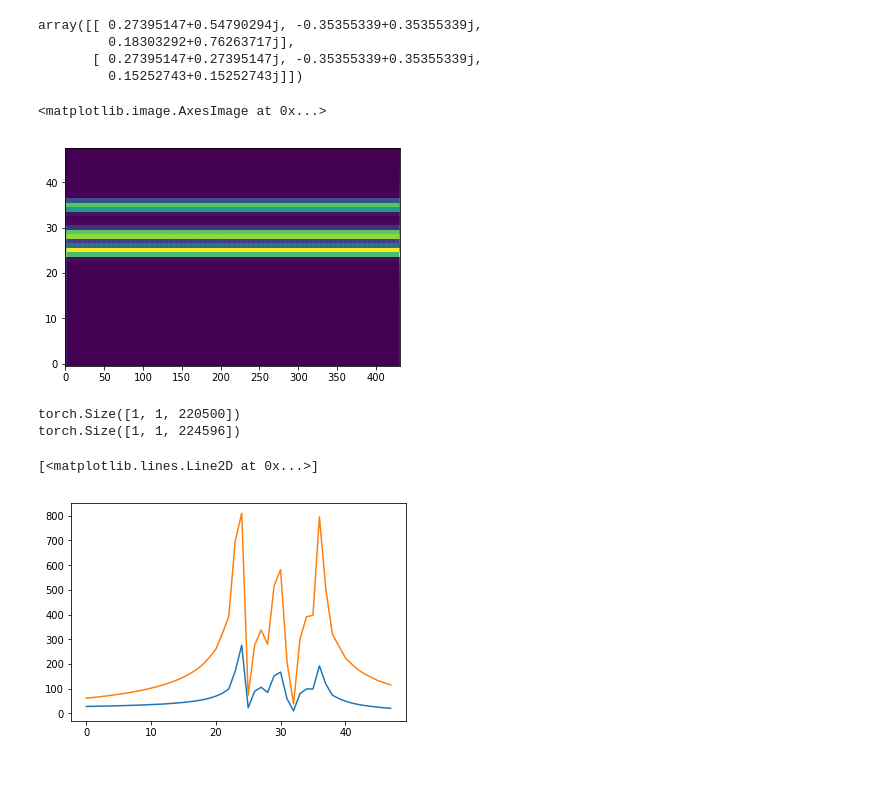
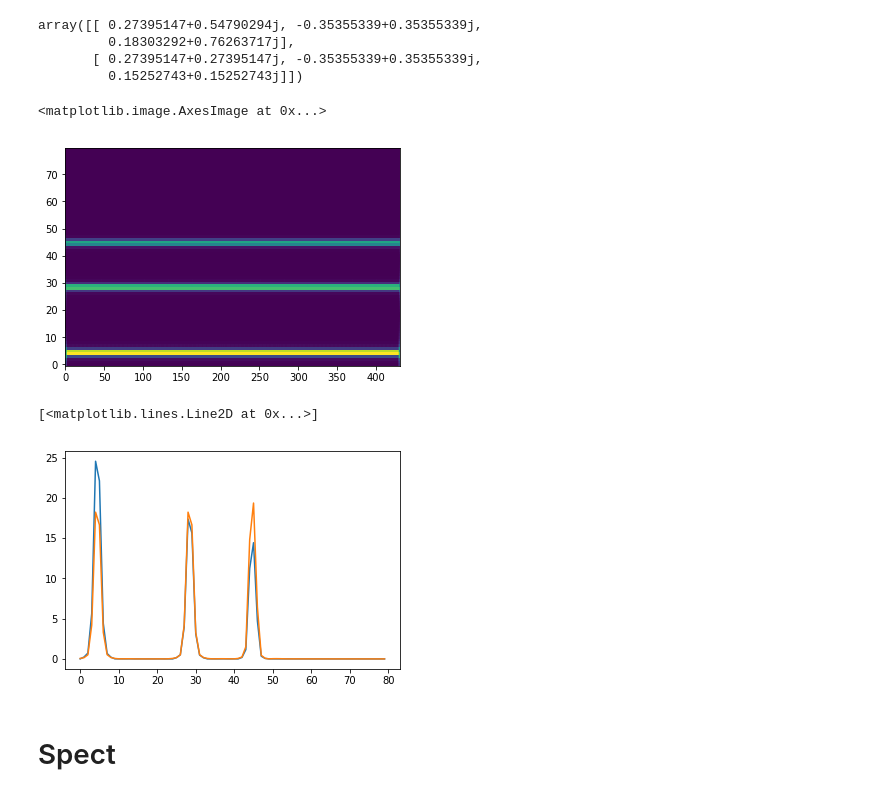
Before and after one commit to KinWaiCheuk/nnAudio, a Jupyter notebook: Untitled1.ipynb, the cells around one changed output. Saved outputs shown, nothing was run; the diff lists cells and outputs as text; code cells hidden in the pictures.

Commit message:
Add spectrogram class

```diff
--- a/Untitled1.ipynb
+++ b/Untitled1.ipynb
@@ -11,13 +13,13 @@ from torch.nn.functional import conv1d
 # nargin = 6
 bins = 24 # bins per octave
 fs = 22050 # sampling rate
-
+n_bins = 80
 # fmax = 61.73541266 # same as 1 octave
-fmax = 880
+fmax = 880*2
 fmin = note_to_hz('A3')
 thresh= 0.0054
 
 stride = 512
 
 s = np.linspace(0,10,fs*10)
-x = np.sin(2*np.pi*450*s, dtype=np.float32) + np.sin(2*np.pi*500*s, dtype=np.float32) +np.sin(2*np.pi*600*s, dtype=np.float32)
+x = np.sin(2*np.pi*250*s, dtype=np.float32) + np.sin(2*np.pi*500*s, dtype=np.float32) +np.sin(2*np.pi*800*s, dtype=np.float32)
@@ -24,4 +28,4 @@ x = np.sin(2*np.pi*450*s, dtype=np.float32) + np.sin(2*np.pi*500*s, dtype=np.flo
 # %%
-CQT_layer = filters.CQT(fs, stride, fmin, fmax=None, n_bins=48,
-                        bins_per_octave=bins, norm=None,center=True,
+CQT_layer = filters.CQT(fs, stride, fmin, fmax=None, n_bins=n_bins,
+                        bins_per_octave=bins, norm=1,center=True,
                         pad_mode='reflect')
@@ -112,17 +112,17 @@ array([[ 0.27395147+0.54790294j, -0.35355339+0.35355339j,
        [ 0.27395147+0.27395147j, -0.35355339+0.35355339j,
          0.15252743+0.15252743j]])
 # %%
-CQT_lib = cqt(x, fs, stride, fmin, n_bins=48, bins_per_octave=bins, pad_mode='reflect', norm=2)
+CQT_lib = cqt(x, fs, stride, fmin, n_bins=n_bins, bins_per_octave=bins, norm=1, pad_mode='reflect')
 # %%
 plt.imshow(abs(CQT_lib),aspect='auto', origin='lower')
 # %% [output]
 <matplotlib.image.AxesImage at 0x...>
-[figure, old version]
+[figure, new version]
 # %%
-plt.plot(abs(CQT_lib)[:,0])
-plt.plot(CQT_layer(torch.tensor(x))[0][:,0].numpy())
+plt.plot(abs(CQT_lib)[:,10])
+plt.plot(CQT_layer(torch.tensor(x))[0][:,10].numpy()/50)
 # %% [output]
-torch.Size([1, 1, 220500])
-torch.Size([1, 1, 224596])
+[<matplotlib.lines.Line2D at 0x...>]
-[<matplotlib.lines.Line2D at 0x...>]
-[figure, old version]
+[figure, new version]
+# %% [markdown]
+# Spect
```
Also changed, not shown: parts of 17 cells of this notebook, 2 other files.
